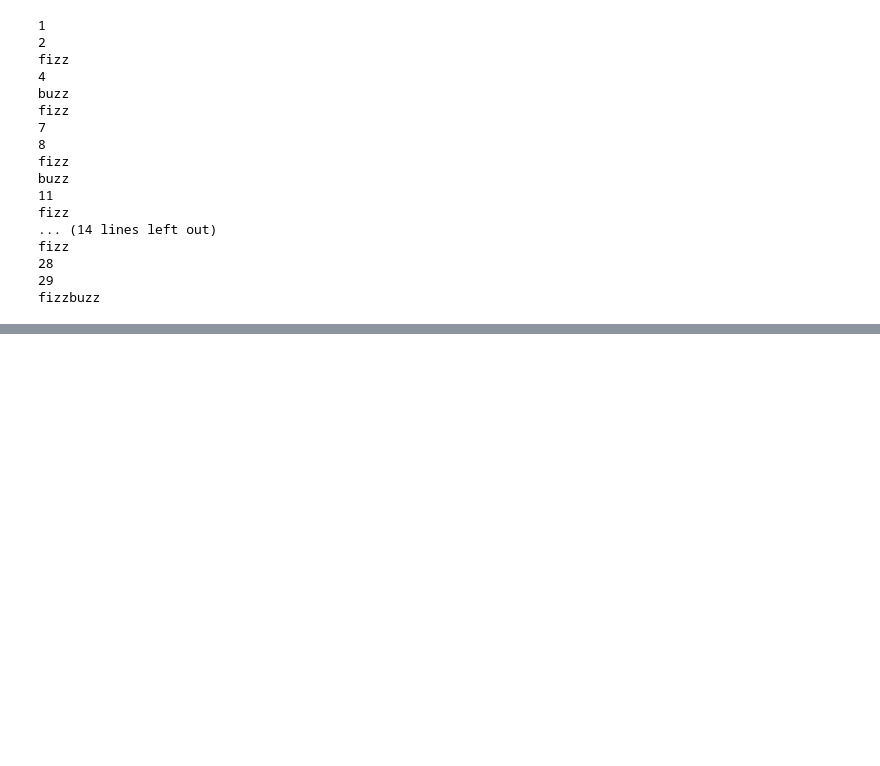
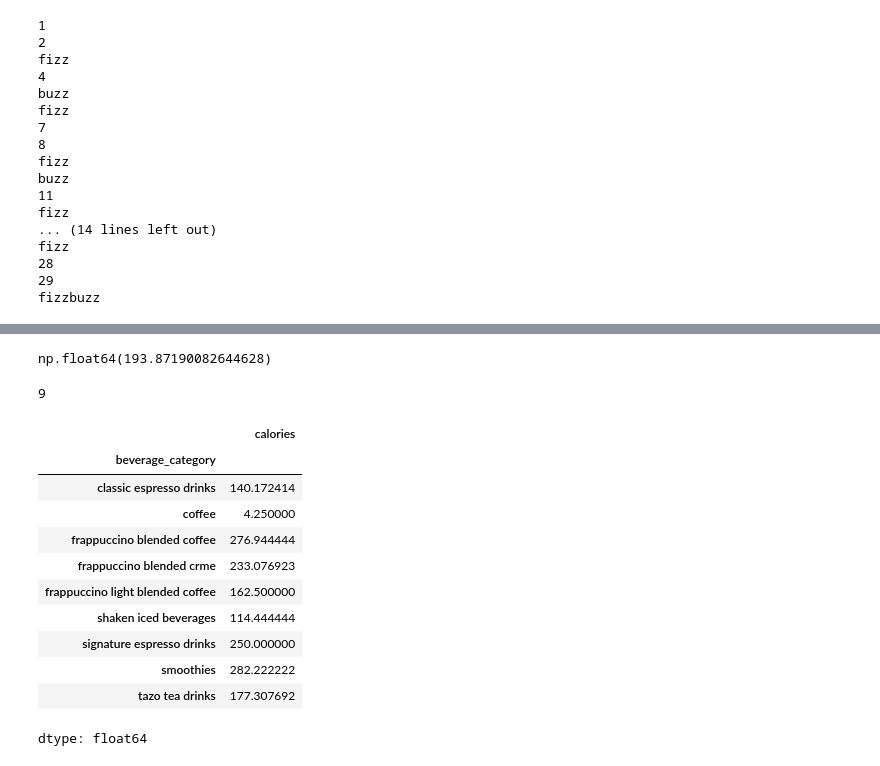
Before and after one commit to EpicAaruTHEpro/MDST-Onboarding, a Jupyter notebook: tutorial0/checkpoint0.ipynb, the cells around one changed output, grey strips where cells are left out. Drawn from its saved outputs; the diff is of its cells as text; code cells hidden in the pictures; blank space fills up the shorter version.

```diff
--- a/tutorial0/checkpoint0.ipynb
+++ b/tutorial0/checkpoint0.ipynb
@@ -96,13 +122,30 @@ df[df["vitamin c"]>df["iron"]]
 # %%
 # @@@ Question 11: create a new column containing the caffeine per calories of each drink
-df["caffeine_per_calorie"] = df["caffiene"] / df["calories"]
+df["caffeine_per_calorie"] = df["caffeine"] / df["calories"]
 # %%
 # @@@ Question 12: what is the average calorie across all items?
 df["calories"].mean()
+# %% [output]
+np.float64(193.87190082644628)
 # %%
 # @@@ Question 13: how many different categories of beverages are there?
 print(df["beverage_category"].nunique())
+# %% [output]
+9
 # %%
 # @@@ Question 14: what is the average # calories for each beverage category?
-bvcat = df.groupby["beverage_category"]
+bvcat = df.groupby("beverage_category")
 bvcat["calories"].mean()
+# %% [output]
+|  | calories |
+| beverage_category |  |
+| classic espresso drinks | 140.172414 |
+| coffee | 4.250000 |
+| frappuccino blended coffee | 276.944444 |
+| frappuccino blended crme | 233.076923 |
+| frappuccino light blended coffee | 162.500000 |
+| shaken iced beverages | 114.444444 |
+| signature espresso drinks | 250.000000 |
+| smoothies | 282.222222 |
+| tazo tea drinks | 177.307692 |
+dtype: float64
```
Also changed, not shown: parts of 3 cells of this notebook.
